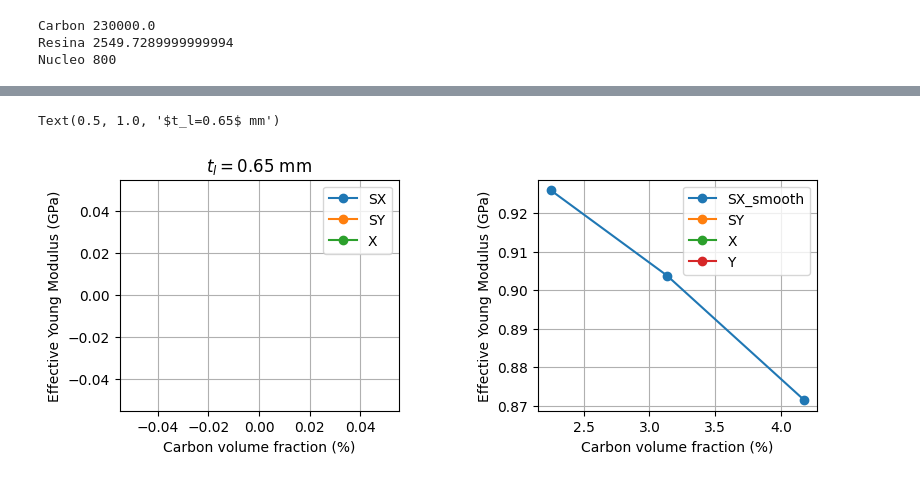
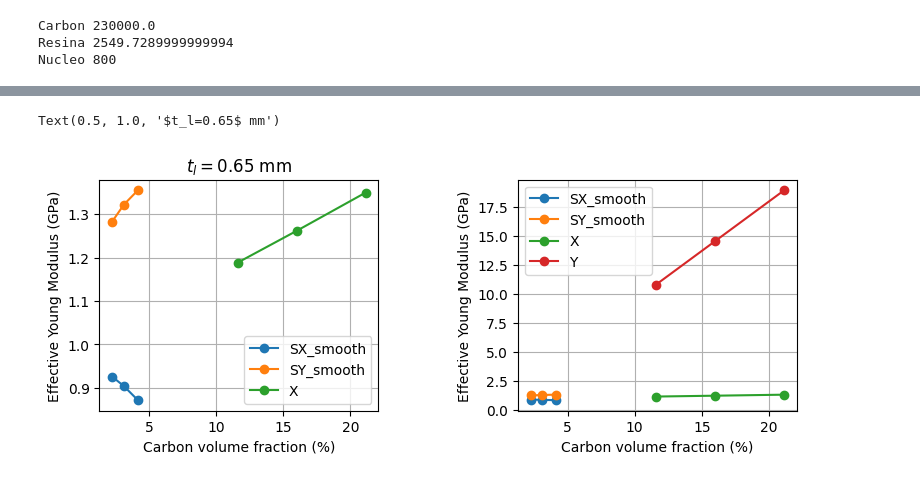
Before and after one commit to AdvancedMaterialSimulation/CITISENS_Composite, a Jupyter notebook: scripts/Homogenization/04_Layers/T02_postprocessing.ipynb, the cells around one changed output, grey strips where cells are left out. Cells and saved outputs as stored; diff of their text form; code cells hidden in the pictures.

```diff
--- a/scripts/Homogenization/04_Layers/T02_postprocessing.ipynb
+++ b/scripts/Homogenization/04_Layers/T02_postprocessing.ipynb
@@ -156,33 +191,33 @@ df_results
 # %%
 desing_unique = df_results["design"].unique()
 fig = plt.figure(figsize=(9,3))
 #
 #paddding subplots
 plt.subplots_adjust(wspace=0.5)
 plt.subplot(1,2,2)
-for d in ["SX_smooth","SY","X","Y"]:
+for d in ["SX_smooth","SY_smooth","X","Y"]:
     df = df_results[df_results["design"] == d]
     plt.plot(100*df["v_carbon"],1e-3*df["E_eff"],label=d,marker="o")
 plt.xlabel("Carbon volume fraction (%)")
 plt.ylabel("Effective Young Modulus (GPa)")
 plt.legend()
 plt.grid()
 # plt.ylim([0,None])
 
 # ========================
 plt.subplot(1,2,1)
-for d in ["SX_smooth","SY","X"]:
+for d in ["SX_smooth","SY_smooth","X"]:
     df = df_results[df_results["design"] == d]
     plt.plot(100*df["v_carbon"],1e-3*df["E_eff"],label=d,marker="o")
 plt.xlabel("Carbon volume fraction (%)")
 plt.ylabel("Effective Young Modulus (GPa)")
 plt.legend()
 plt.grid()
 # plt.ylim([0,1.5])
 h = params_composite["h"]
 #
 plt.title(f"$t_l={h}$ mm")
 # ========================
 # %% [output]
 Text(0.5, 1.0, '$t_l=0.65$ mm')
-[figure, old version]
+[figure, new version]
```
Also changed, not shown: parts of 6 cells of this notebook, 1 other file.
